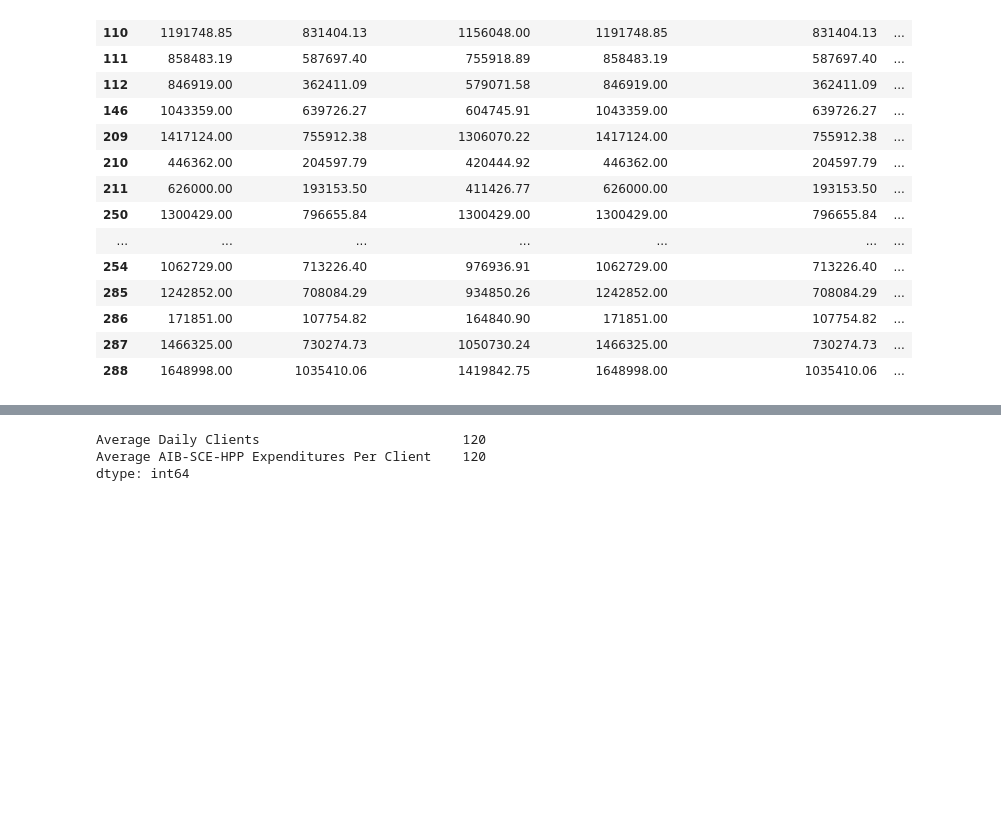
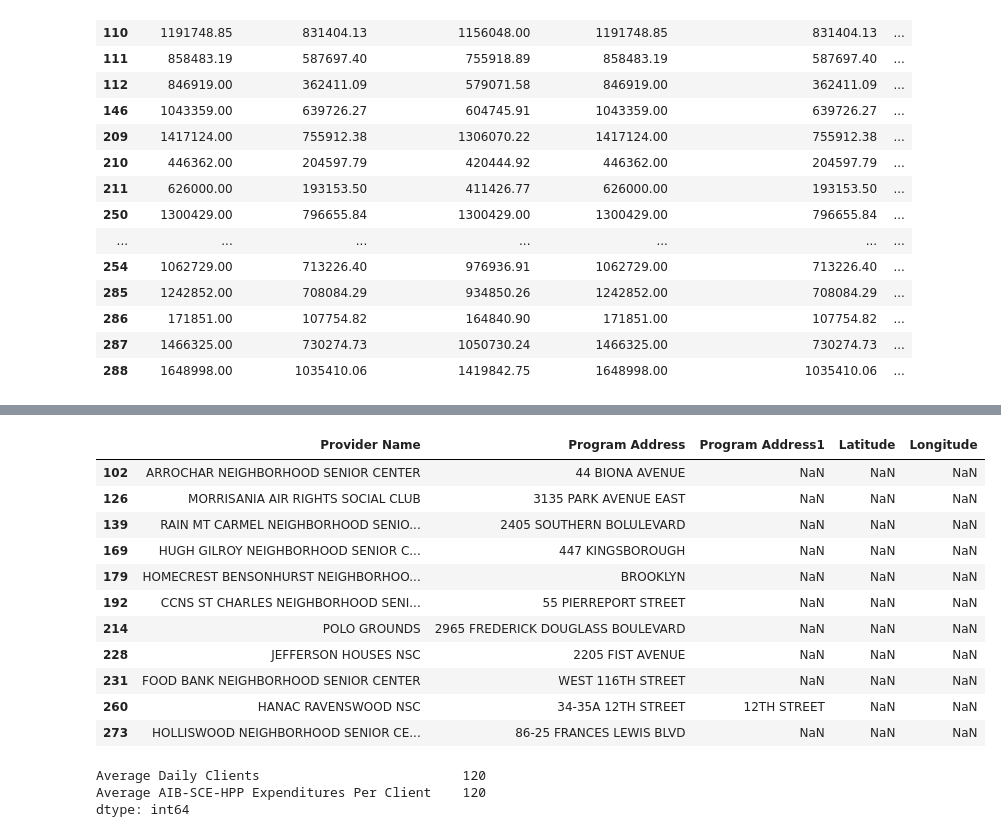
Before and after one commit to valeriemagalong/NYC-Aging, a Jupyter notebook: data_cleaning.ipynb, the cells around one changed output, grey strips where cells are left out. Drawn from its saved outputs; the diff is of its cells as text; code cells hidden in the pictures; blank space fills up the shorter version.

Commit message:
Fill NaNs in Latitude and Longitude columns with values manually looked up from Google Maps

```diff
--- a/data_cleaning.ipynb
+++ b/data_cleaning.ipynb
@@ -152,0 +156,17 @@ The scpd dataframe now has this shape: (294, 22)
+# %%
+# Pull only the rows that have NaNs in 'Latitude' or 'Longitude', and get the Program address from the original raw dataframe
+lat_long_nans = scpd_raw.loc[(scpd_raw['Latitude'].isna()) & (scpd_raw['Longitude'].isna()), ['Provider Name', 'Program Address', 'Program Address1', 'Latitude', 'Longitude']]
+lat_long_nans
+# %% [output]
+|  | Provider Name | Program Address | Program Address1 | Latitude | Longitude |
+| 102 | ARROCHAR NEIGHBORHOOD SENIOR CENTER | 44 BIONA AVENUE | NaN | NaN | NaN |
+| 126 | MORRISANIA AIR RIGHTS SOCIAL CLUB | 3135 PARK AVENUE EAST | NaN | NaN | NaN |
+| 139 | RAIN MT CARMEL NEIGHBORHOOD SENIO... | 2405 SOUTHERN BOLULEVARD | NaN | NaN | NaN |
+| 169 | HUGH GILROY NEIGHBORHOOD SENIOR C... | 447 KINGSBOROUGH | NaN | NaN | NaN |
+| 179 | HOMECREST BENSONHURST NEIGHBORHOO... | BROOKLYN | NaN | NaN | NaN |
+| 192 | CCNS ST CHARLES NEIGHBORHOOD SENI... | 55 PIERREPORT STREET | NaN | NaN | NaN |
+| 214 | POLO GROUNDS | 2965 FREDERICK DOUGLASS BOULEVARD | NaN | NaN | NaN |
+| 228 | JEFFERSON HOUSES NSC | 2205 FIST AVENUE | NaN | NaN | NaN |
+| 231 | FOOD BANK NEIGHBORHOOD SENIOR CENTER | WEST 116TH STREET | NaN | NaN | NaN |
+| 260 | HANAC RAVENSWOOD NSC | 34-35A 12TH STREET | 12TH STREET | NaN | NaN |
+| 273 | HOLLISWOOD NEIGHBORHOOD SENIOR CE... | 86-25 FRANCES LEWIS BLVD | NaN | NaN | NaN |
```
Also changed, not shown: parts of 8 cells of this notebook.
